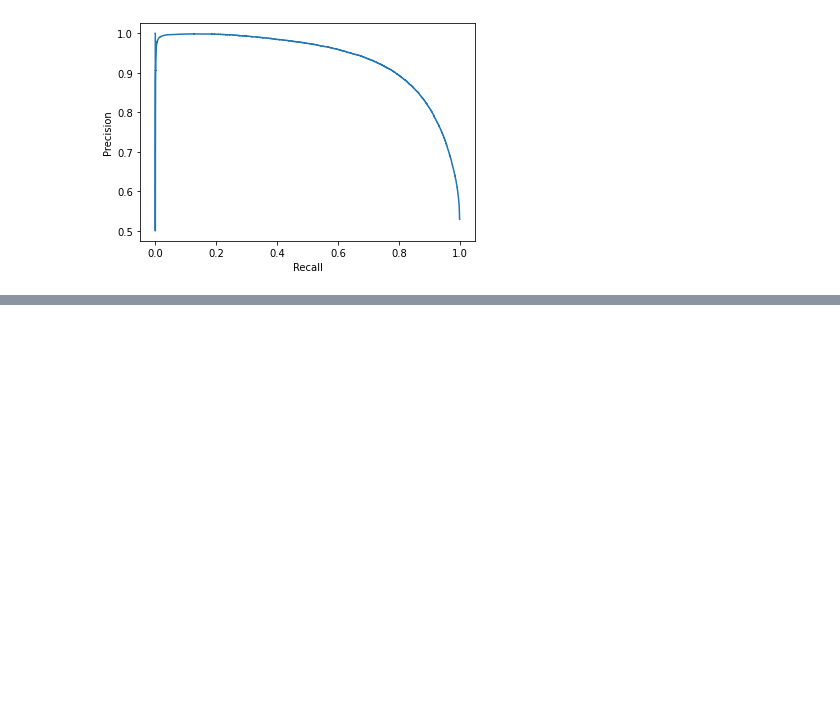
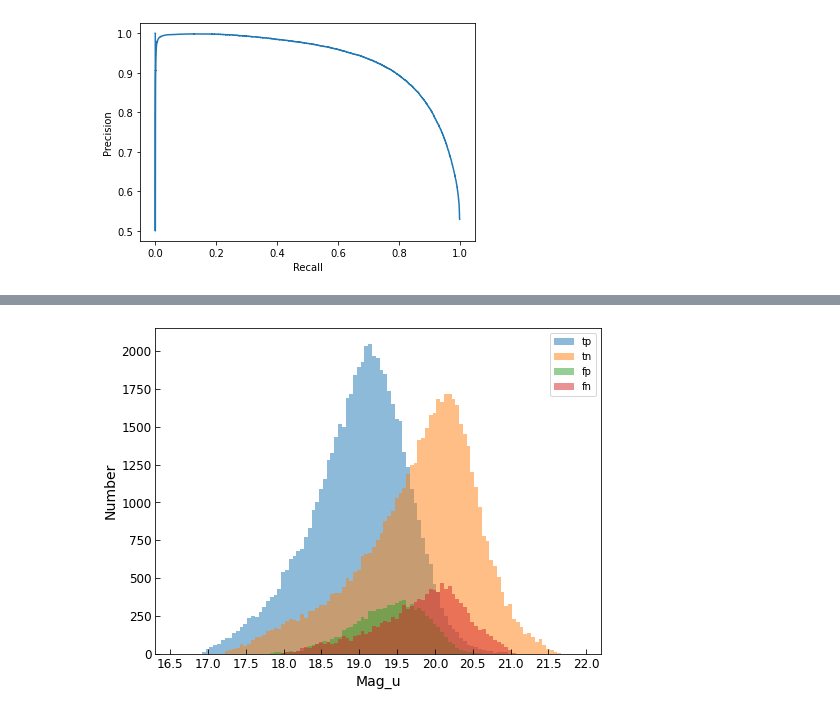
Before and after one commit to supakarn-t/Classify-Galaxy-by-SVM, a Jupyter notebook: SVM_5band_fix_all.ipynb, the cells around one changed output, grey strips where cells are left out. Saved outputs shown, nothing was run; the diff lists cells and outputs as text; code cells hidden in the pictures; blank space fills up the shorter version.

```diff
--- a/SVM_5band_fix_all.ipynb
+++ b/SVM_5band_fix_all.ipynb
@@ -116,5 +141,3 @@ plt.show()
-# %%
-y_pred = clf.predict(X_test)
 # %%
 from sklearn.metrics import confusion_matrix
 
@@ -125,3 +174,8 @@ tn, fp, fn, tp
+# %%
+X_test_tn = list(zip(*X_test_tn))
+X_test_tp = list(zip(*X_test_tp))
+X_test_fn = list(zip(*X_test_fn))
+X_test_fp = list(zip(*X_test_fp))
 # %%
 from sklearn.metrics import roc_curve
 from sklearn.metrics import RocCurveDisplay
@@ -143,0 +237,22 @@ pr_display = PrecisionRecallDisplay(precision=prec, recall=recall).plot()
+# %%
+def tn_tp_fn_fp(xlim, xticks, xlabel, pos):
+    plt.figure(figsize=(8, 6), facecolor='none')
+    plt.gca(xlim=xlim, xticks = xticks)
+
+    step = 0.05
+    bins = np.arange(np.min(X_test), np.max(X_test) + step, step)
+
+    plt.hist(X_test_tp[pos], bins=bins, alpha=0.5, label='tp')
+    plt.hist(X_test_tn[pos], bins=bins, alpha=0.5, label='tn')
+    plt.hist(X_test_fp[pos], bins=bins, alpha=0.5, label='fp')
+    plt.hist(X_test_fn[pos], bins=bins, alpha=0.5, label='fn')
+
+    plt.xlabel(str(xlabel), size=14)
+    plt.ylabel('Number', size=14)
+    plt.legend(loc='upper right')
+
+    plt.tick_params(which='major', direction='in', length=5, labelsize='12')
+# %%
+tn_tp_fn_fp([16.3, 22.2], np.arange(16.5, 22.5, 0.5), 'Mag_u', 0)
+# %% [output]
+[figure, added]
```
Also changed, not shown: parts of 28 cells of this notebook.
